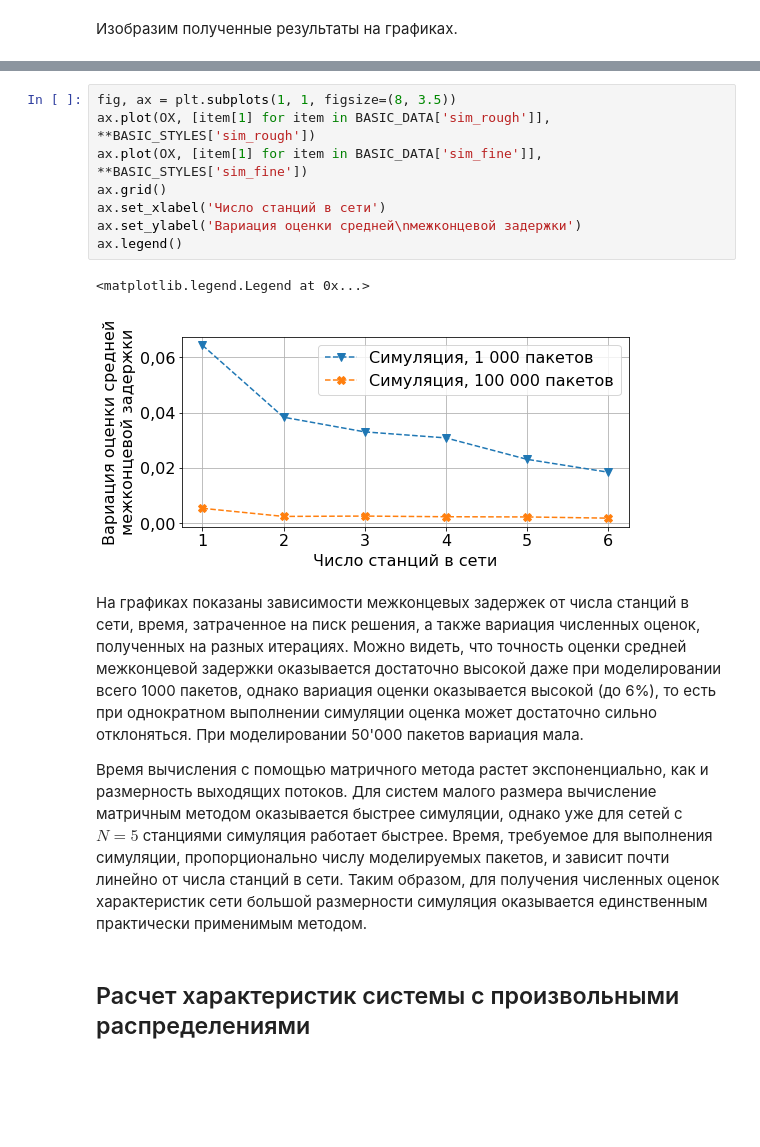
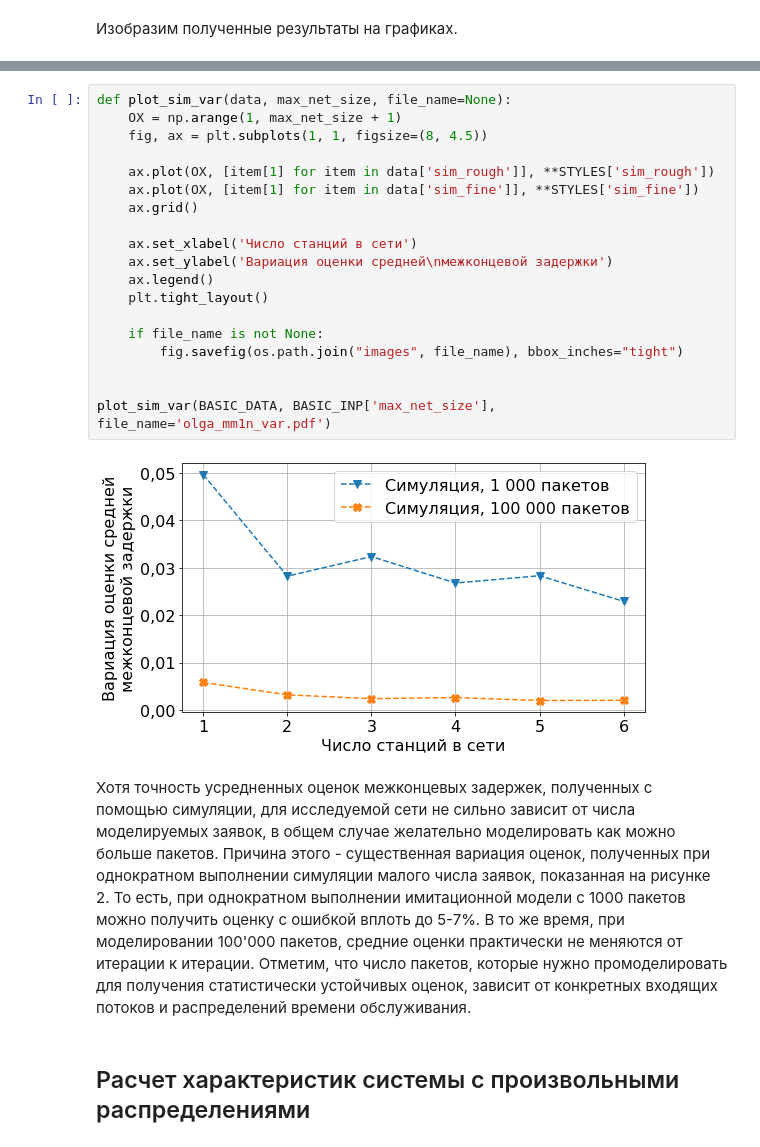
Before and after one commit to larioandr/thesis-queues, a Jupyter notebook: experiments/sample.ipynb, the cells around one changed output, grey strips where cells are left out. Drawn from its saved outputs; the diff is of its cells as text; blank space fills up the shorter version.

Commit message:
Add support for departure approximation, refactor notebook for Olga experiment

```diff
--- a/experiments/sample.ipynb
+++ b/experiments/sample.ipynb
@@ -346,18 +371,26 @@ plot_data(BASIC_DATA, BASIC_INP['max_net_size'], file_name='olga_mm1n.pdf')
 # %%
-fig, ax = plt.subplots(1, 1, figsize=(8, 3.5))
-ax.plot(OX, [item[1] for item in BASIC_DATA['sim_rough']], **BASIC_STYLES['sim_rough'])
-ax.plot(OX, [item[1] for item in BASIC_DATA['sim_fine']], **BASIC_STYLES['sim_fine'])
-ax.grid()
-ax.set_xlabel('Число станций в сети')
-ax.set_ylabel('Вариация оценки средней\nмежконцевой задержки')
-ax.legend()
+def plot_sim_var(data, max_net_size, file_name=None):
+    OX = np.arange(1, max_net_size + 1)
+    fig, ax = plt.subplots(1, 1, figsize=(8, 4.5))
+
+    ax.plot(OX, [item[1] for item in data['sim_rough']], **STYLES['sim_rough'])
+    ax.plot(OX, [item[1] for item in data['sim_fine']], **STYLES['sim_fine'])
+    ax.grid()
+
+    ax.set_xlabel('Число станций в сети')
+    ax.set_ylabel('Вариация оценки средней\nмежконцевой задержки')
+    ax.legend()
+    plt.tight_layout()
+
+    if file_name is not None:
+        fig.savefig(os.path.join("images", file_name), bbox_inches="tight")
+
+
+plot_sim_var(BASIC_DATA, BASIC_INP['max_net_size'], file_name='olga_mm1n_var.pdf')
 # %% [output]
-<matplotlib.legend.Legend at 0x...>
-[figure, old version]
+[figure, new version]
 # %% [markdown]
-На графиках показаны зависимости межконцевых задержек от числа станций в сети, время, затраченное на писк решения, а также вариация численных оценок, полученных на разных итерациях. Можно видеть, что точность оценки средней межконцевой задержки оказывается достаточно высокой даже при моделировании всего 1000 пакетов, однако вариация оценки оказывается высокой (до 6%), то есть при однократном выполнении симуляции оценка может достаточно сильно отклоняться. При моделировании 50'000 пакетов вариация мала.
-
-Время вычисления с помощью матричного метода растет экспоненциально, как и размерность выходящих потоков. Для систем малого размера вычисление матричным методом оказывается быстрее симуляции, однако уже для сетей с $N = 5$ станциями симуляция работает быстрее. Время, требуемое для выполнения симуляции, пропорционально числу моделируемых пакетов, и зависит почти линейно от числа станций в сети. Таким образом, для получения численных оценок характеристик сети большой размерности симуляция оказывается единственным практически применимым методом.
+Хотя точность усредненных оценок межконцевых задержек, полученных с помощью симуляции, для исследуемой сети не сильно зависит от числа моделируемых заявок, в общем случае желательно моделировать как можно больше пакетов. Причина этого - существенная вариация оценок, полученных при однократном выполнении симуляции малого числа заявок, показанная на рисунке 2. То есть, при однократном выполнении имитационной модели с 1000 пакетов можно получить оценку с ошибкой вплоть до 5-7%. В то же время, при моделировании 100'000 пакетов, средние оценки практически не меняются от итерации к итерации. Отметим, что число пакетов, которые нужно промоделировать для получения статистически устойчивых оценок, зависит от конкретных входящих потоков и распределений времени обслуживания.
 # %% [markdown]
 ## Расчет характеристик системы с произвольными распределениями
 # %% [markdown]
```
Also changed, not shown: parts of 19 cells of this notebook, 3 other files.
